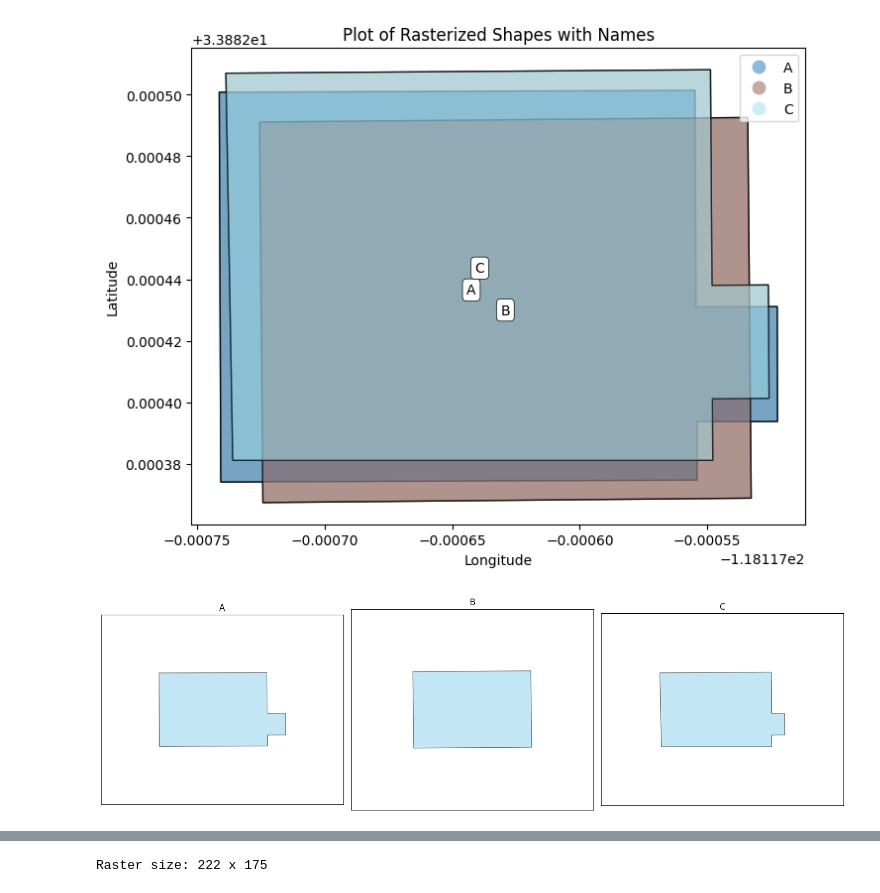
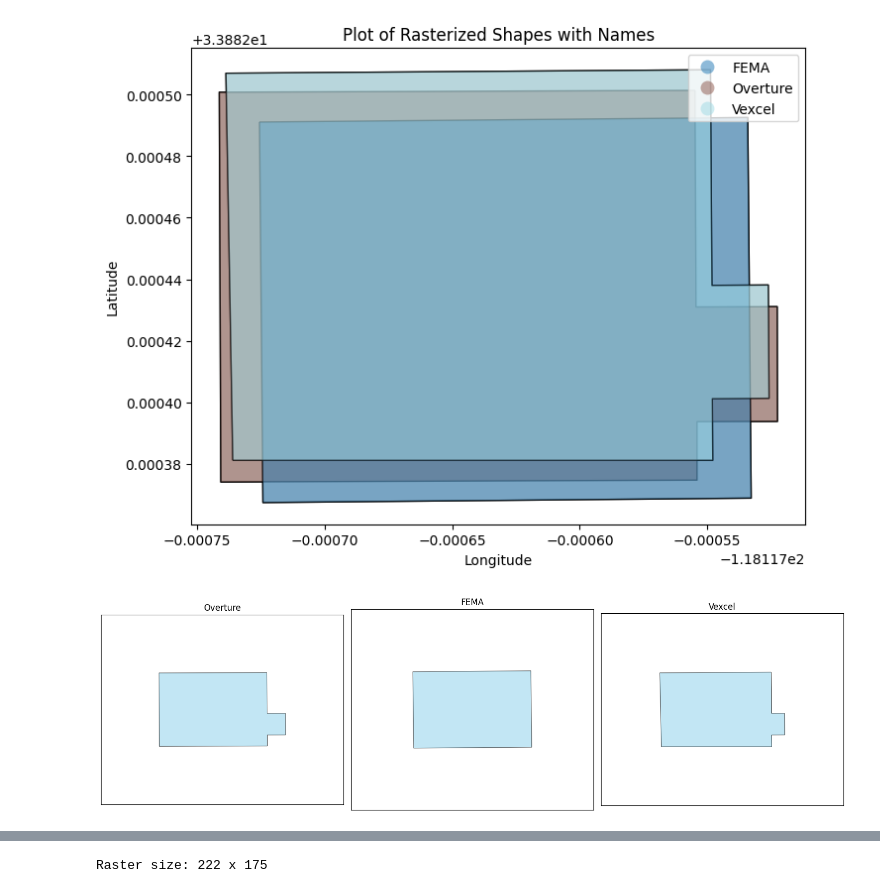
Before and after one commit to klemay-CLGX/master_structure_poc, a Jupyter notebook: code/averagePoly.ipynb, the cells around one changed output, grey strips where cells are left out. Saved outputs shown, nothing was run; the diff lists cells and outputs as text; code cells hidden in the pictures.

```diff
--- a/code/averagePoly.ipynb
+++ b/code/averagePoly.ipynb
@@ -12,9 +16,12 @@ from math import floor, ceil, sqrt
 
 %matplotlib inline
 # %%
+# Create structres and vendor names
+
 structures = [Polygon([(-118.11755479999999352, 33.88250140000000243), (-118.11755440000000306, 33.88243099999999686), (-118.11752260000000092, 33.88243109999999803), (-118.11752250000000686, 33.88239380000000267), (-118.11755399999999838, 33.8823937000000015), (-118.11755399999999838, 33.88237469999999973), (-118.11774060000000475, 33.88237409999999983), (-118.11774119999999755, 33.88250080000000253), (-118.11755479999999352, 33.88250140000000243)]),
           Polygon([(-118.11772545899999898, 33.88249110600000336), (-118.11753415100000097, 33.88249256400010267), (-118.11753279799999916, 33.88236887600000102), (-118.1177241040000041, 33.88236741900009719), (-118.11772545899999898, 33.88249110600000336)]),
           Polygon([(-118.11773590743500506, 33.88238114719789706), (-118.11773858964400574, 33.88250695714410199), (-118.1175487765549974, 33.88250807870539916), (-118.11754818141599799, 33.88243800561979668), (-118.11752612456699296, 33.88243813592919906), (-118.11752581191700529, 33.88240132244899883), (-118.11754802755800142, 33.88240119120160188), (-118.1175478573219948, 33.88238114719050031), (-118.11773590743500506, 33.88238114719789706)])]
 
-struct_names = ['A', 'B', 'C']
+struct_names = ['Overture', 'FEMA', 'Vexcel']
+weight = [3, 1, 0.5]
 # %%
@@ -25,30 +33,30 @@ gdf.to_csv('structures.csv',index=False, header=False)
 # %%
+# Plot gdf in one window stacked to view difference in shapes
+
 gdf = gpd.GeoDataFrame({'name': struct_names, 'geometry': structures}, crs='EPSG:4326')
 
 # Create a figure and axis
 fig, ax = plt.subplots(figsize=(8, 8))
 gdf.plot(ax=ax, edgecolor='black', facecolor='lightgray')
 
 # Plot the GeoDataFrame with unique colors and transparency
 gdf.plot(ax=ax, column='name', cmap='tab20', edgecolor='black', alpha=0.5, legend=True)
 
 
-# Add labels for each shape
-for idx, row in gdf.iterrows():
-    centroid = row.geometry.centroid
-    ax.text(centroid.x, centroid.y, row['name'], fontsize=10, ha='center', va='center',
-            bbox=dict(boxstyle="round,pad=0.3", fc="white", ec="black", lw=0.5))
+# # Add labels for each shape
+# for idx, row in gdf.iterrows():
+#     centroid = row.geometry.centroid
+#     ax.text(centroid.x, centroid.y, row['name'], fontsize=10, ha='center', va='center',
+#             bbox=dict(boxstyle="round,pad=0.3", fc="white", ec="black", lw=0.5))
 
 # Customize plot
 plt.title("Plot of Rasterized Shapes with Names")
 plt.xlabel("Longitude")
 plt.ylabel("Latitude")
 plt.show()
 # %% [output]
-[figure, old version]
+[figure, new version]
 # %%
-# Assuming 'gdf' is your GeoDataFrame containing the polygons with a 'name' column
-
 # Plot each polygon in its own subplot
 fig, axes = plt.subplots(1, len(structures), figsize=(15, 5))
 
@@ -72,5 +80,5 @@ for i, (shape, name) in enumerate(zip(structures, gdf['name'])):
 plt.tight_layout()
 plt.show()
 # %% [output]
-[figure, old version]
+[figure, new version]
 # %%
```
Also changed, not shown: parts of 19 cells of this notebook, 1 other file.
